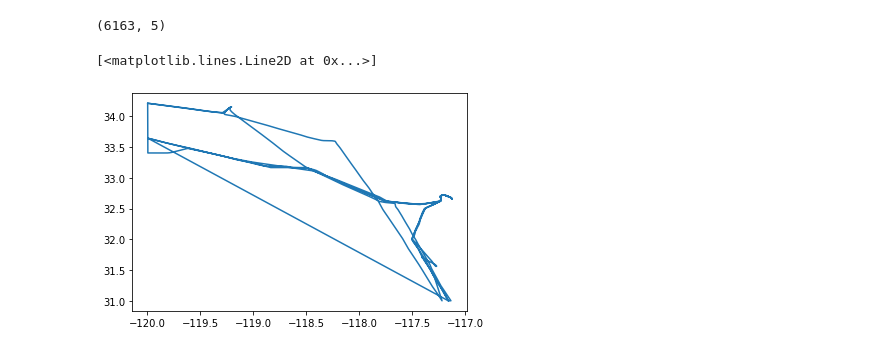
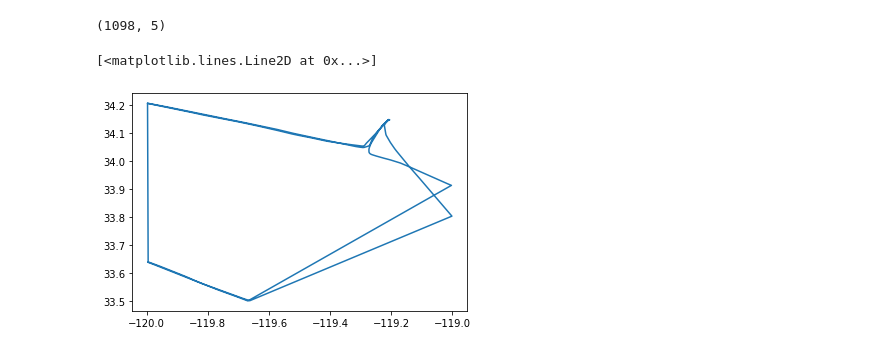
Before and after one commit to gotu0000/Conan, a Jupyter notebook: HeatMapApproach/GreedyWalk.ipynb, the cells around one changed output. Cells and saved outputs as stored; diff of their text form; code cells hidden in the pictures.

```diff
--- a/HeatMapApproach/GreedyWalk.ipynb
+++ b/HeatMapApproach/GreedyWalk.ipynb
@@ -446,21 +519,22 @@ def get_grid_object_from_lon_lat(lon,lat):
 # %%
 # oneVessel = "../Data/AIS_0117_1217_31_M120_345_M117/MMSI/636015657_Sorted.csv"
 # oneVessel = "../Data/AIS_0117_1217_31_M120_345_M117/MMSI/218826000_Sorted.csv"
 # oneVessel = "../Data/AIS_0117_1217_31_M120_345_M117/MMSI/220565000_Sorted.csv"
-oneVessel = "../Data/AIS_0117_1217_31_M120_345_M117/MMSI/235011050_Sorted.csv"
+# oneVessel = "../Data/AIS_0117_1217_31_M120_345_M117/MMSI/235011050_Sorted.csv"
+oneVessel = "../Data/AIS_SB/MMSI/235011050_Sorted.csv"
 # oneVessel = "../Data/AIS_0117_1217_31_M120_345_M117/MMSI/235075024_Sorted.csv"
 # oneVessel = "../Data/AIS_0117_1217_31_M120_345_M117/MMSI/238005000_Sorted.csv"
 # oneVessel = "../Data/AIS_0117_1217_31_M120_345_M117/MMSI/245417000_Sorted.csv"
 # oneVessel = "../Data/AIS_0117_1217_31_M120_345_M117/MMSI/257613000_Sorted.csv"
 oneVesselData,_ = aISDM.load_data_from_csv(oneVessel)
 print(oneVesselData.shape)
 oneVesselLon = oneVesselData['LON']
 oneVesselLat = oneVesselData['LAT']
 plt.plot(oneVesselLon,oneVesselLat)
 # %% [output]
-(6163, 5)
+(1098, 5)
 [<matplotlib.lines.Line2D at 0x...>]
-[figure, old version]
+[figure, new version]
 # %%
 oneVesselTime = oneVesselData['DateTime']
 for i in range(oneVesselLon.shape[0]):
```
Also changed, not shown: parts of 13 cells of this notebook, 1 other file.
